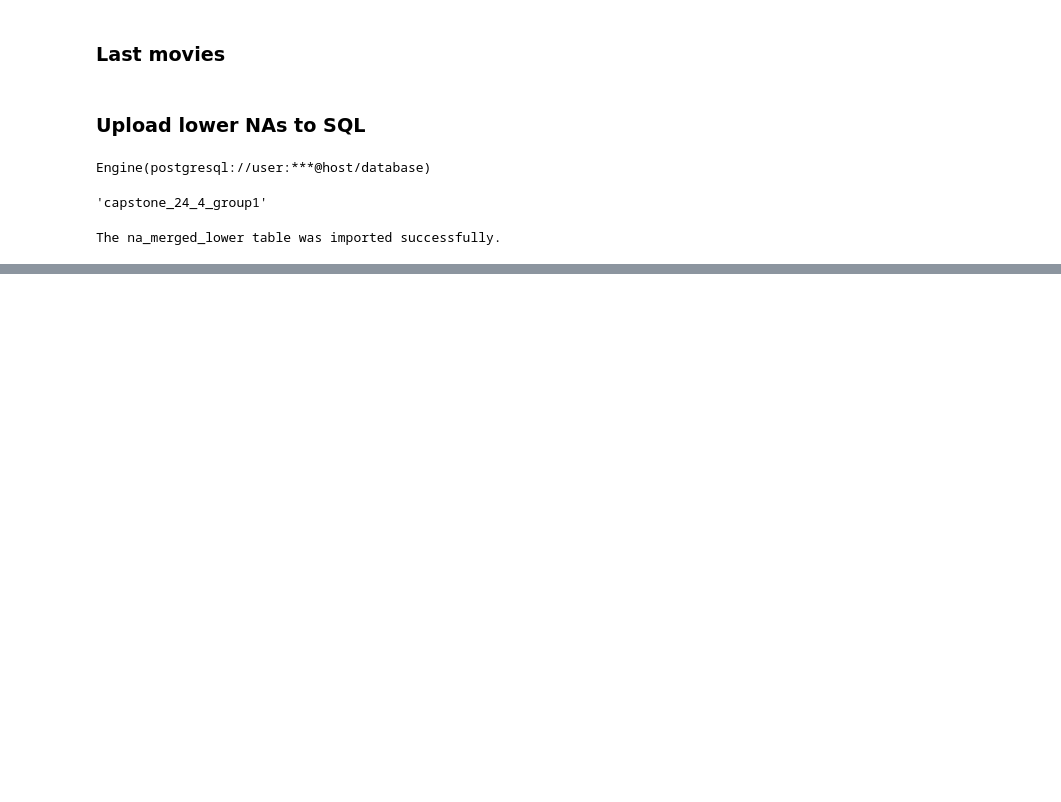
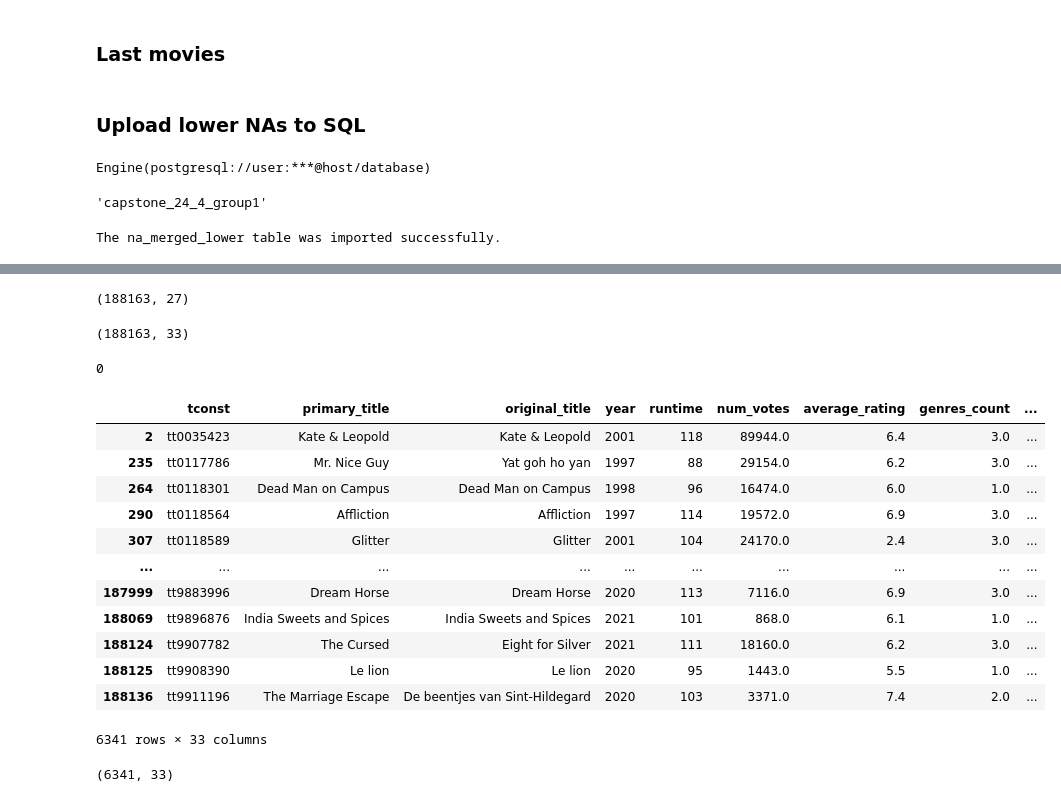
Before and after one commit to tk87-hono/data_analytics_24_4-Capstone_Movie_Group, a Jupyter notebook: clean_merging_book_jonas.ipynb, the cells around one changed output, grey strips where cells are left out. Cells and saved outputs as stored; diff of their text form; code cells hidden in the pictures; blank space fills up the shorter version.

Commit message:
merged all tickets data into final df and exported t-list for scraping

```diff
--- a/clean_merging_book_jonas.ipynb
+++ b/clean_merging_book_jonas.ipynb
@@ -594,0 +765,6 @@ imdb_aka_df.head()
+# %%
+# sum Twilight sales across both release dates
+correct_twi_mask = (na_merged["title"] == "The Twilight Saga: Eclipse") & (na_merged["release_date"] == "2010-06-30")
+smaller_twi_mask = (na_merged["title"] == "The Twilight Saga: Twilight…") & (na_merged["release_date"] == "2010-06-29")
+display(na_merged[correct_twi_mask])
+na_merged[smaller_twi_mask]
@@ -594,0 +776,5 @@ imdb_aka_df.head()
+# %%
+na_merged.loc[correct_twi_mask, "NA_gross_sales"] =  (na_merged.loc[smaller_twi_mask, "NA_gross_sales"].values + na_merged.loc[correct_twi_mask, "NA_gross_sales"].values)[0]
+na_merged.loc[correct_twi_mask, "NA_tickets_sold"] =  (na_merged.loc[smaller_twi_mask, "NA_tickets_sold"].values + na_merged.loc[correct_twi_mask, "NA_tickets_sold"].values)[0]
+# %%
+na_merged.drop(na_merged[smaller_twi_mask].index, inplace=True)
@@ -594,0 +792,35 @@ imdb_aka_df.head()
+# %%
+# add NA
+imdb_tickets_df = pd.merge(imdb_tickets_df, na_merged[["distributor", "NA_gross_sales", "NA_tickets_sold", "tconst"]], how="left", on="tconst")
+# %%
+display(imdb_df.shape)
+imdb_tickets_df.shape
+# %% [output]
+(188163, 27)
+(188163, 33)
+# %%
+imdb_tickets_df["tconst"].duplicated(keep=False).sum()
+# %% [output]
+0
+# %%
+tickets_data_mask = (imdb_tickets_df["EU_tickets_sold"].notnull()) | (imdb_tickets_df["NA_tickets_sold"].notnull())
+imdb_tickets_df[tickets_data_mask]
+# %% [output]
+|  | tconst | primary_title | original_title | year | runtime | num_votes | average_rating | genres_count | ... |
+| 2 | tt0035423 | Kate & Leopold | Kate & Leopold | 2001 | 118 | 89944.0 | 6.4 | 3.0 | ... |
+| 235 | tt0117786 | Mr. Nice Guy | Yat goh ho yan | 1997 | 88 | 29154.0 | 6.2 | 3.0 | ... |
+| 264 | tt0118301 | Dead Man on Campus | Dead Man on Campus | 1998 | 96 | 16474.0 | 6.0 | 1.0 | ... |
+| 290 | tt0118564 | Affliction | Affliction | 1997 | 114 | 19572.0 | 6.9 | 3.0 | ... |
+| 307 | tt0118589 | Glitter | Glitter | 2001 | 104 | 24170.0 | 2.4 | 3.0 | ... |
+| ... | ... | ... | ... | ... | ... | ... | ... | ... | ... |
+| 187999 | tt9883996 | Dream Horse | Dream Horse | 2020 | 113 | 7116.0 | 6.9 | 3.0 | ... |
+| 188069 | tt9896876 | India Sweets and Spices | India Sweets and Spices | 2021 | 101 | 868.0 | 6.1 | 1.0 | ... |
+| 188124 | tt9907782 | The Cursed | Eight for Silver | 2021 | 111 | 18160.0 | 6.2 | 3.0 | ... |
+| 188125 | tt9908390 | Le lion | Le lion | 2020 | 95 | 1443.0 | 5.5 | 1.0 | ... |
+| 188136 | tt9911196 | The Marriage Escape | De beentjes van Sint-Hildegard | 2020 | 103 | 3371.0 | 7.4 | 2.0 | ... |
+6341 rows × 33 columns
+# %%
+imdb_tickets_df = imdb_tickets_df.loc[tickets_data_mask,:]
+imdb_tickets_df.shape
+# %% [output]
+(6341, 33)
```
Also changed, not shown: parts of 50 cells of this notebook.
